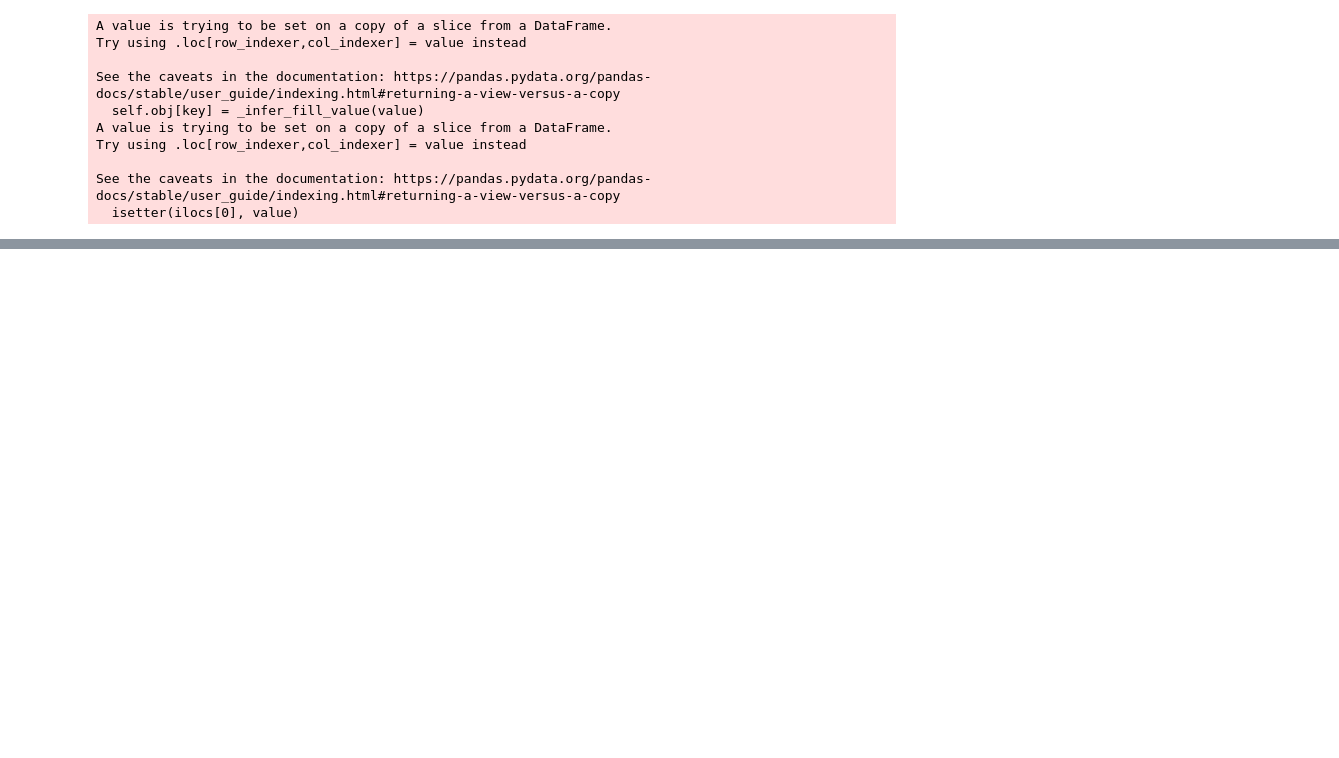
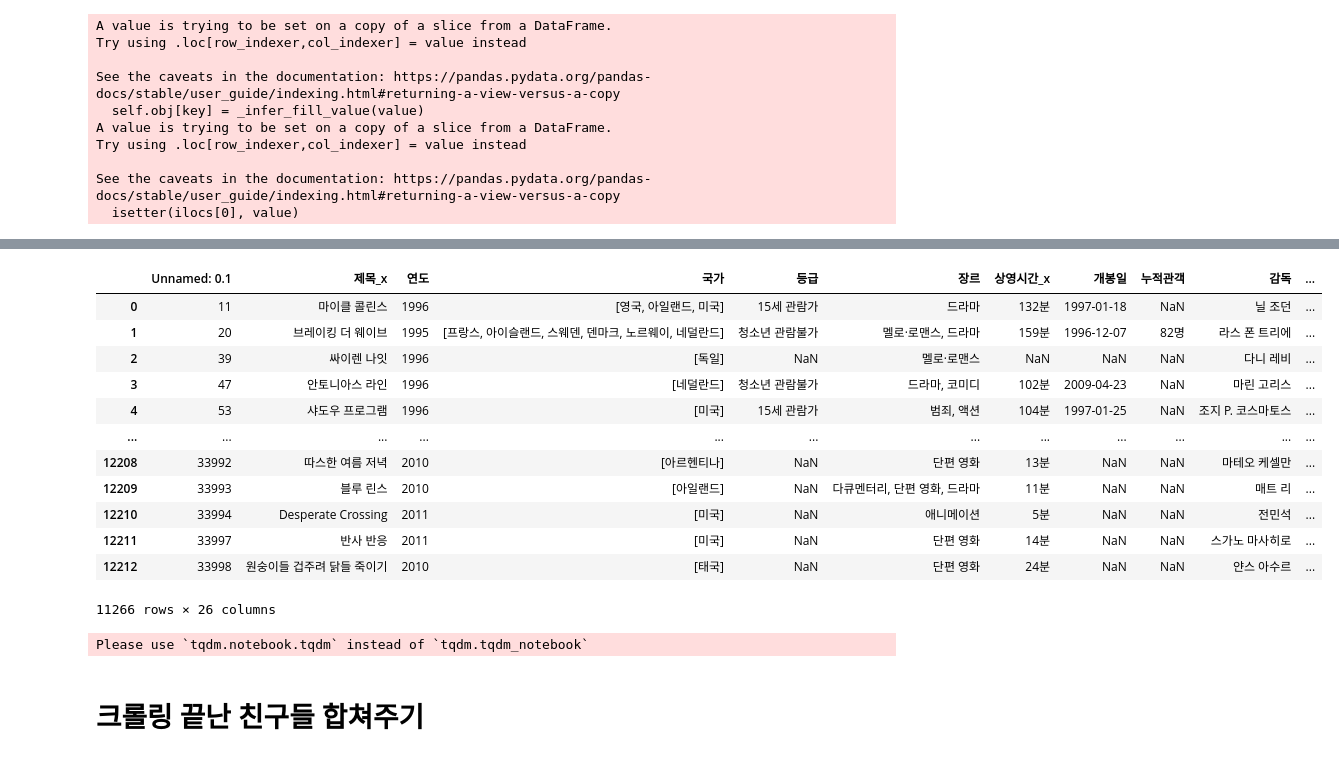
Before and after one commit to dhxoghks95/dsone13, a Jupyter notebook: code/crawling/왓챠빈칸메꾸기.ipynb, the cells around one changed output, grey strips where cells are left out. Drawn from its saved outputs; the diff is of its cells as text; code cells hidden in the pictures; blank space fills up the shorter version.

Commit message:
watcha done, daum backup

```diff
--- a/code/crawling/왓챠빈칸메꾸기.ipynb
+++ b/code/crawling/왓챠빈칸메꾸기.ipynb
@@ -98,0 +244,7 @@ problem = HM[HM.제목_x.apply(lambda x: x.replace(" ", "") if type(x)==str else
+# %%
+dist=[]
+for i in range(len(problem)):
+    dist.append(to_vect_cos(aa[i],bb[i]))
+problem['dist'] = dist
+# %%
+Rproblem  = problem[problem.dist<0.9]
@@ -468,0 +383,2 @@ T1 = HM[HM.제목_y.isnull()]
+# %%
+Rproblem.연도 = Rproblem.연도.apply(lambda x: str(int(x)) if pd.notnull(x) else '')
@@ -468,0 +391,2 @@ T1 = HM[HM.제목_y.isnull()]
+# %%
+Rproblem.국가 = Rproblem.국가.apply(lambda x: x.split(',') if pd.notnull(x) else '')
@@ -612,0 +531,16 @@ full
+# %%
+Rproblem[:11266]
+# %% [output]
+|  | Unnamed: 0.1 | 제목_x | 연도 | 국가 | 등급 | 장르 | 상영시간_x | 개봉일 | 누적관객 | 감독 | ... |
+| 0 | 11 | 마이클 콜린스 | 1996 | [영국, 아일랜드, 미국] | 15세 관람가 | 드라마 | 132분 | 1997-01-18 | NaN | 닐 조던 | ... |
+| 1 | 20 | 브레이킹 더 웨이브 | 1995 | [프랑스, 아이슬랜드, 스웨덴, 덴마크, 노르웨이, 네덜란드] | 청소년 관람불가 | 멜로·로맨스, 드라마 | 159분 | 1996-12-07 | 82명 | 라스 폰 트리에 | ... |
+| 2 | 39 | 싸이렌 나잇 | 1996 | [독일] | NaN | 멜로·로맨스 | NaN | NaN | NaN | 다니 레비 | ... |
+| 3 | 47 | 안토니아스 라인 | 1996 | [네덜란드] | 청소년 관람불가 | 드라마, 코미디 | 102분 | 2009-04-23 | NaN | 마린 고리스 | ... |
+| 4 | 53 | 샤도우 프로그램 | 1996 | [미국] | 15세 관람가 | 범죄, 액션 | 104분 | 1997-01-25 | NaN | 조지 P. 코스마토스 | ... |
+| ... | ... | ... | ... | ... | ... | ... | ... | ... | ... | ... | ... |
+| 12208 | 33992 | 따스한 여름 저녁 | 2010 | [아르헨티나] | NaN | 단편 영화 | 13분 | NaN | NaN | 마테오 케셀만 | ... |
+| 12209 | 33993 | 블루 린스 | 2010 | [아일랜드] | NaN | 다큐멘터리, 단편 영화, 드라마 | 11분 | NaN | NaN | 매트 리 | ... |
+| 12210 | 33994 | Desperate Crossing | 2011 | [미국] | NaN | 애니메이션 | 5분 | NaN | NaN | 전민석 | ... |
+| 12211 | 33997 | 반사 반응 | 2011 | [미국] | NaN | 단편 영화 | 14분 | NaN | NaN | 스가노 마사히로 | ... |
+| 12212 | 33998 | 원숭이들 겁주려 닭들 죽이기 | 2010 | [태국] | NaN | 단편 영화 | 24분 | NaN | NaN | 얀스 아수르 | ... |
+11266 rows × 26 columns
@@ -612,0 +549,36 @@ full
+# %%
+full2={}
+for x, p, t, y, z in tqdm_notebook(zip(T2['Unnamed: 0.1'], T2.제목_x, T2.제목원문, T2.연도, T2.국가)):
+
+    if pd.notnull(t):
+        try:
+            driver.get("https://pedia.watcha.com/ko-KR/searches/movies?query={}".format(t))
+
+            scroll()
+
+            searchresult = driver.find_elements_by_xpath('//*[@id="root"]/div/div[1]/section/section/div/div[1]/div/ul/li')
+            driver.find_elements_by_xpath('//*[@id="root"]/div/div[1]/section/section/div/div[1]/div/ul/li')[find_position(p,y,z,searchresult)].click()
+            rand_value = random.uniform(0.8, 1)
+            time.sleep(rand_value)
+
+            full2[x] = get_info()
+        except:
+            full2[x] = {'제목': '', '별점': 0, '사람': 0, '기타정보' : [], '상영시간':''}
+    else:
+        try:
+            driver.get("https://pedia.watcha.com/ko-KR/searches/movies?query={}".format(p))
+
+            scroll()
+
+            searchresult = driver.find_elements_by_xpath('//*[@id="root"]/div/div[1]/section/section/div/div[1]/div/ul/li')
+            driver.find_elements_by_xpath('//*[@id="root"]/div/div[1]/section/section/div/div[1]/div/ul/li')[find_position(p,y,z,searchresult)].click()
+            rand_value = random.uniform(0.8, 1)
+            time.sleep(rand_value)
+
+            full2[x] = get_info()
+        except:
+            full2[x] = {'제목': '', '별점': 0, '사람': 0, '기타정보' : [], '상영시간':''}
+# %% [output]
+Please use `tqdm.notebook.tqdm` instead of `tqdm.tqdm_notebook`
+# %% [markdown]
+# 크롤링 끝난 친구들 합쳐주기
```
Also changed, not shown: parts of 140 cells of this notebook, 8 other files.
